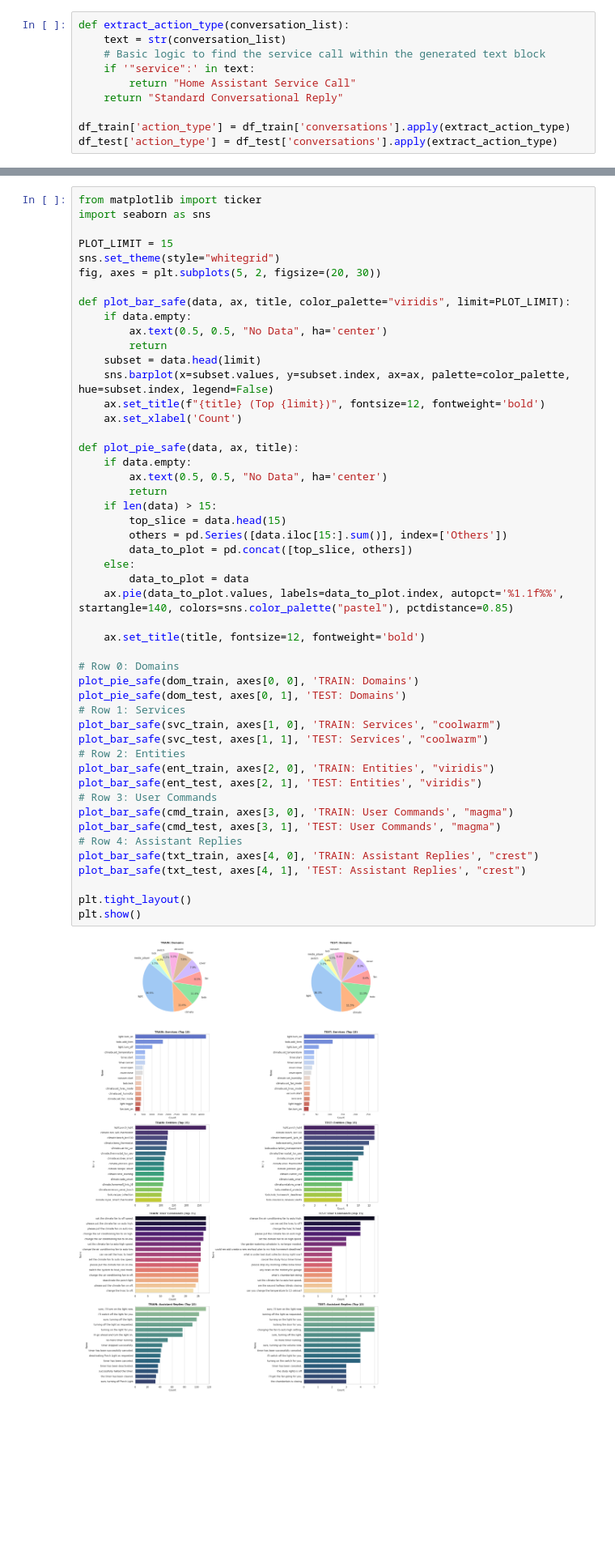
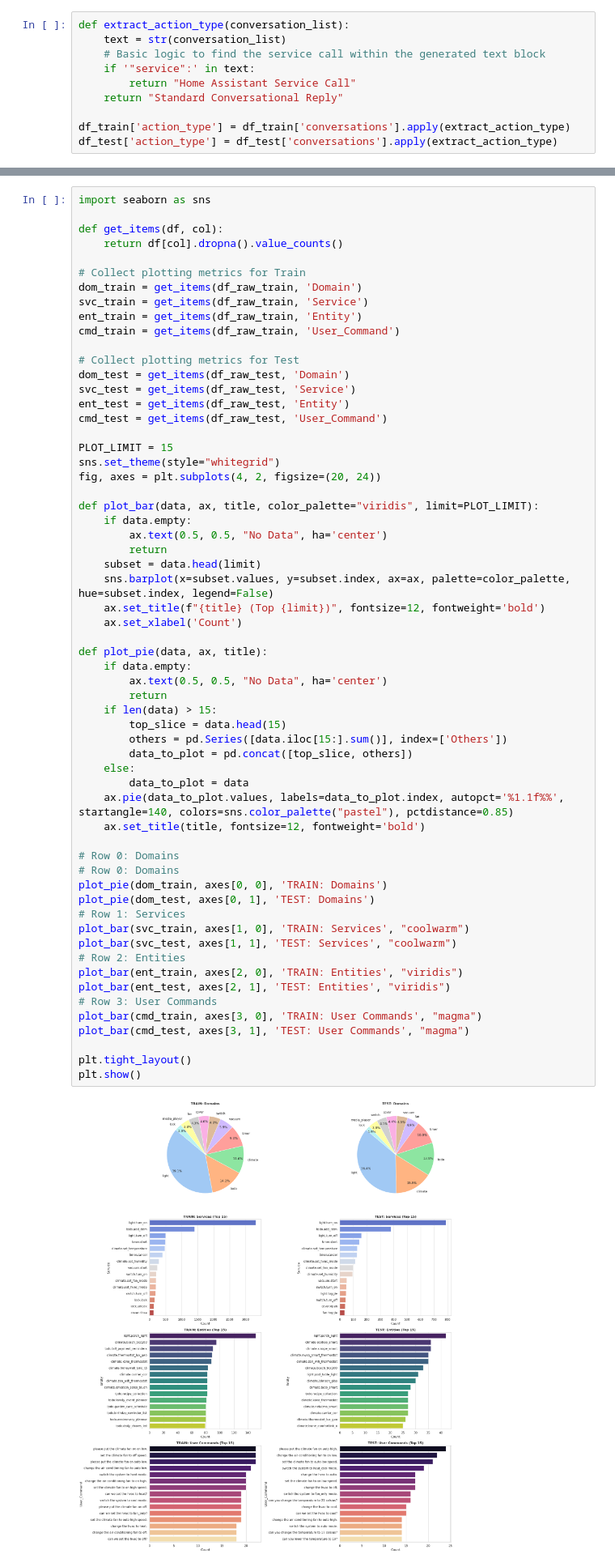
Before and after one commit to Vitolus/Thesis-MSc, a Jupyter notebook: dataset_exploration.ipynb, the cells around one changed output, grey strips where cells are left out. Shown at 81% size. Drawn from its saved outputs; the diff is of its cells as text; blank space fills up the shorter version.

Commit message:
remove redundant data, sanitize inputs, split train/test by unique commands, and update visualizations

```diff
--- a/dataset_exploration.ipynb
+++ b/dataset_exploration.ipynb
@@ -137,52 +136,63 @@ pay_test = get_items(test_ass_payloads)
 # %%
-from matplotlib import ticker
 import seaborn as sns
+
+def get_items(df, col):
+    return df[col].dropna().value_counts()
+
+# Collect plotting metrics for Train
+dom_train = get_items(df_raw_train, 'Domain')
+svc_train = get_items(df_raw_train, 'Service')
+ent_train = get_items(df_raw_train, 'Entity')
+cmd_train = get_items(df_raw_train, 'User_Command')
+
+# Collect plotting metrics for Test
+dom_test = get_items(df_raw_test, 'Domain')
+svc_test = get_items(df_raw_test, 'Service')
+ent_test = get_items(df_raw_test, 'Entity')
+cmd_test = get_items(df_raw_test, 'User_Command')
 
 PLOT_LIMIT = 15
 sns.set_theme(style="whitegrid")
-fig, axes = plt.subplots(5, 2, figsize=(20, 30))
+fig, axes = plt.subplots(4, 2, figsize=(20, 24))
 
-def plot_bar_safe(data, ax, title, color_palette="viridis", limit=PLOT_LIMIT):
+def plot_bar(data, ax, title, color_palette="viridis", limit=PLOT_LIMIT):
     if data.empty:
         ax.text(0.5, 0.5, "No Data", ha='center')
         return
     subset = data.head(limit)
     sns.barplot(x=subset.values, y=subset.index, ax=ax, palette=color_palette, hue=subset.index, legend=False)
     ax.set_title(f"{title} (Top {limit})", fontsize=12, fontweight='bold')
     ax.set_xlabel('Count')
 
-def plot_pie_safe(data, ax, title):
+def plot_pie(data, ax, title):
     if data.empty:
         ax.text(0.5, 0.5, "No Data", ha='center')
         return
     if len(data) > 15:
         top_slice = data.head(15)
         others = pd.Series([data.iloc[15:].sum()], index=['Others'])
         data_to_plot = pd.concat([top_slice, others])
     else:
         data_to_plot = data
     ax.pie(data_to_plot.values, labels=data_to_plot.index, autopct='%1.1f%%', startangle=140, colors=sns.color_palette("pastel"), pctdistance=0.85)
-
     ax.set_title(title, fontsize=12, fontweight='bold')
 
 # Row 0: Domains
-plot_pie_safe(dom_train, axes[0, 0], 'TRAIN: Domains')
-plot_pie_safe(dom_test, axes[0, 1], 'TEST: Domains')
+# Row 0: Domains
+plot_pie(dom_train, axes[0, 0], 'TRAIN: Domains')
+plot_pie(dom_test, axes[0, 1], 'TEST: Domains')
 # Row 1: Services
-plot_bar_safe(svc_train, axes[1, 0], 'TRAIN: Services', "coolwarm")
-plot_bar_safe(svc_test, axes[1, 1], 'TEST: Services', "coolwarm")
+plot_bar(svc_train, axes[1, 0], 'TRAIN: Services', "coolwarm")
+plot_bar(svc_test, axes[1, 1], 'TEST: Services', "coolwarm")
 # Row 2: Entities
-plot_bar_safe(ent_train, axes[2, 0], 'TRAIN: Entities', "viridis")
-plot_bar_safe(ent_test, axes[2, 1], 'TEST: Entities', "viridis")
+plot_bar(ent_train, axes[2, 0], 'TRAIN: Entities', "viridis")
+plot_bar(ent_test, axes[2, 1], 'TEST: Entities', "viridis")
 # Row 3: User Commands
-plot_bar_safe(cmd_train, axes[3, 0], 'TRAIN: User Commands', "magma")
-plot_bar_safe(cmd_test, axes[3, 1], 'TEST: User Commands', "magma")
-# Row 4: Assistant Replies
-plot_bar_safe(txt_train, axes[4, 0], 'TRAIN: Assistant Replies', "crest")
-plot_bar_safe(txt_test, axes[4, 1], 'TEST: Assistant Replies', "crest")
+plot_bar(cmd_train, axes[3, 0], 'TRAIN: User Commands', "magma")
+plot_bar(cmd_test, axes[3, 1], 'TEST: User Commands', "magma")
 
 plt.tight_layout()
 plt.show()
 # %% [output]
-[figure, old version]
+[figure, new version]
 # %%
```
Also changed, not shown: parts of 4 cells of this notebook.
